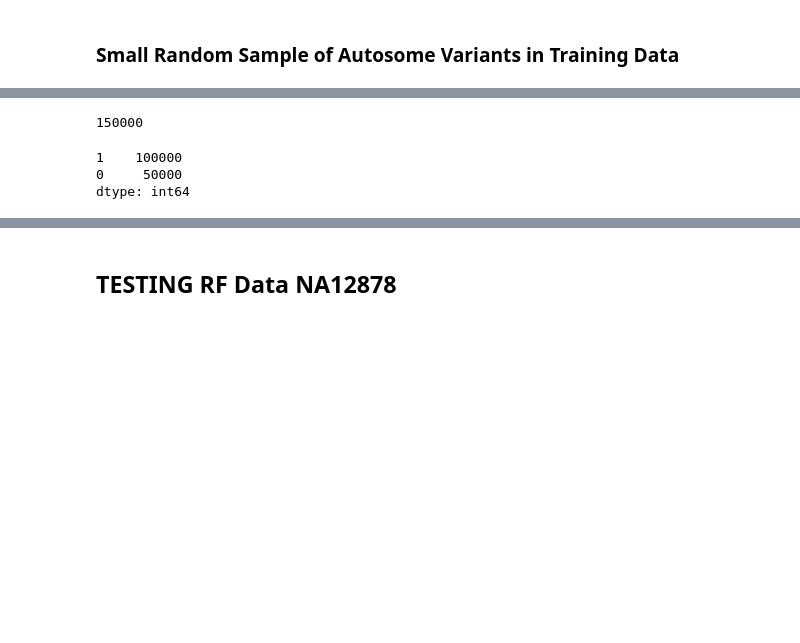
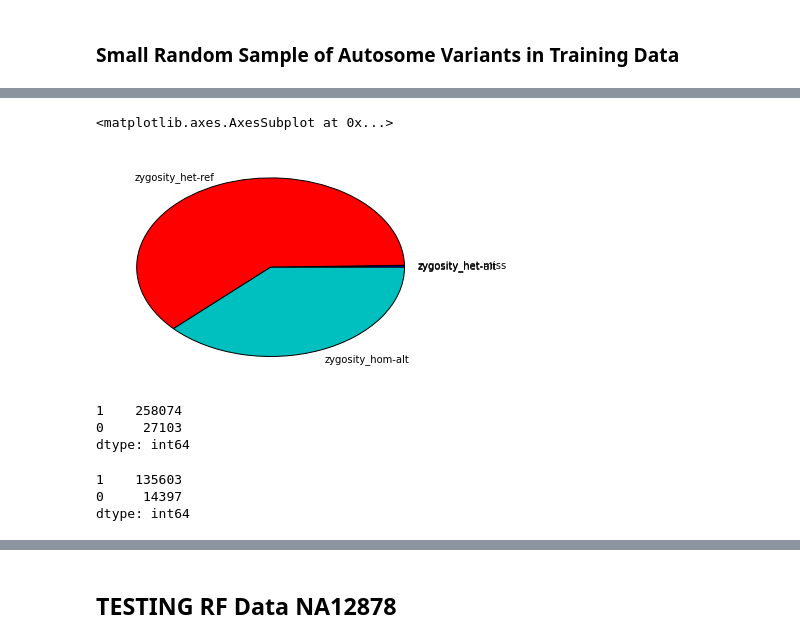
Before and after one commit to Schork-Lab/cg-classifier, a Jupyter notebook: ipynb/cg_RF_NA12877.ipynb, the cells around one changed output, grey strips where cells are left out. Saved outputs shown, nothing was run; the diff lists cells and outputs as text; code cells hidden in the pictures; blank space fills up the shorter version.

```diff
--- a/ipynb/cg_RF_NA12877.ipynb
+++ b/ipynb/cg_RF_NA12877.ipynb
@@ -116,11 +132,13 @@ def ref_read_depth(line):
 # %% [markdown]
 # Sample File Paths
 # %%
+NA12877_training_data_dir = '/Users/ers_vader/git_data/cg_classifier/CG/NA12877/NA12877_CGvsRTGphasingPHRdropped_NISThighconfid/'
+
 #tp_NA12877_tsv = '/gpfs/home/erscott/Datasets_raw/PlatinumGenomes/NA12877/NA12877_phasing/tp.tsv.gz'
-tp_NA12877_tsv = '/Users/ers_vader/git_data/cg_classifier/NA12877/tp.tsv.gz'
+tp_NA12877_tsv = NA12877_training_data_dir + 'tp.tsv.gz'
 
 #fp_NA12877_tsv = '/gpfs/home/erscott/Datasets_raw/PlatinumGenomes/NA12877/NA12877_phasing/fp.tsv.gz'
-fp_NA12877_tsv = '/Users/ers_vader/git_data/cg_classifier/NA12877/fp_10k.tsv.gz'
+fp_NA12877_tsv = NA12877_training_data_dir + 'fp.tsv.gz'
 # %% [markdown]
 # RF Preprocessing - THIS TAKES QUITE AWHILE IF PROCESSING THE WHOLE GENOME - WE SHOULD IMPLEMENT A MULTIPROCESSING METHOD TO SPEED THINGS UP
 # %%
@@ -277,3 +370,28 @@ del training_set['truth']
+# %%
+#Reading In Pre-processed Training Data Set NA12877
+outfile = NA12877_training_data_dir+'NA12877_CGvsRTGphasingPHRdropped_NISThigconfid_training_features_allelImbal.tsv'
+training_set = pd.read_table(outfile+".gz",sep="\t",compression='gzip')
+training_set.set_index(['CHROM', 'POS', 'REF', 'ALT'],inplace=True)
+
+#SCALE DATA
+scaler = cPickle.load(open(NA12877_training_data_dir+'NA12877_CGvsRTGphasingPHRdropped_NISThigconfid_training_features_scaled_allelImbal_SCALER.pkl','r'))
+
+#numeric_cols = ['HQ_1', 'HQ_2', 'EHQ_1', 'EHQ_2', 'CGA_CEHQ_1', 'CGA_CEHQ_2', 'AD_1', 'AD_2', 'CGA_SDO', 'GQ', 'DP', 'CGA_RDP', 'allelic_imbal']
+#training_set_scaled =
+
+
+training_truth = training_set[['truth']]
+del training_set['truth']
+training_set['zygosity_het-miss'].fillna(value=0,inplace=True)
 # %%
-training_set = pd.read_table('/Users/ers_vader/git_data/cg_classifier/NA12878/gemini/CGvsNISTall/NA12878_preprocessed_training_set_NISTtruth.tsv.gz',sep="\t",compression='gzip')
-training_set.set_index(['CHROM', 'POS', 'REF', 'ALT'],inplace=True)
+# fp = pd.read_table('/Users/ers_vader/git_data/cg_classifier/NA12878/gemini/CGvsNISTall/fp.vcf.gz',sep="\t",usecols=['#CHROM', 'POS', 'REF', 'ALT'] ,compression='gzip',skiprows=117)
+# fp['CHROM'] = fp['#CHROM']
+# del fp['#CHROM']
+# fp.set_index(['CHROM', 'POS', 'REF', 'ALT'], inplace=True)
+# fp['truth'] = 0
+
+# training_set = training_set.join(fp, how='left')
+# training_set['truth'].fillna(value=1,inplace=True)
+
+# training_truth = training_set[['truth']]
+# del training_set['truth']
@@ -290,3 +397,0 @@ fp['truth'] = 0
-# %%
-training_set = training_set.join(fp, how='left')
-training_set['truth'].fillna(value=1,inplace=True)
@@ -340,8 +399,0 @@ del training_set_random2['CGA_XR']
-# %%
-print len(training_set_random)
-training_truth_random.truth.value_counts()
-# %% [output]
-150000
-1    100000
-0     50000
-dtype: int64
@@ -353,0 +428,6 @@ def print_data(df, index):
+# %%
+zygosity_cols = [i for i in training_set.columns if 'zygosity' in i]
+training_set[zygosity_cols].sum().plot(kind='pie')
+# %% [output]
+<matplotlib.axes.AxesSubplot at 0x...>
+[figure, added]
@@ -353,0 +436,15 @@ def print_data(df, index):
+# %%
+training_truth_indels = training_truth[training_truth.index.isin(training_set_indels.index)]
+training_truth_indels['truth'].value_counts()
+# %% [output]
+1    258074
+0     27103
+dtype: int64
+# %%
+
+training_set_indels_random, training_truth_indels_random = get_random_sample_df(training_set_indels, training_truth_indels, 150000)
+training_truth_indels_random.truth.value_counts()
+# %% [output]
+1    135603
+0     14397
+dtype: int64
```
Also changed, not shown: parts of 103 cells of this notebook.
